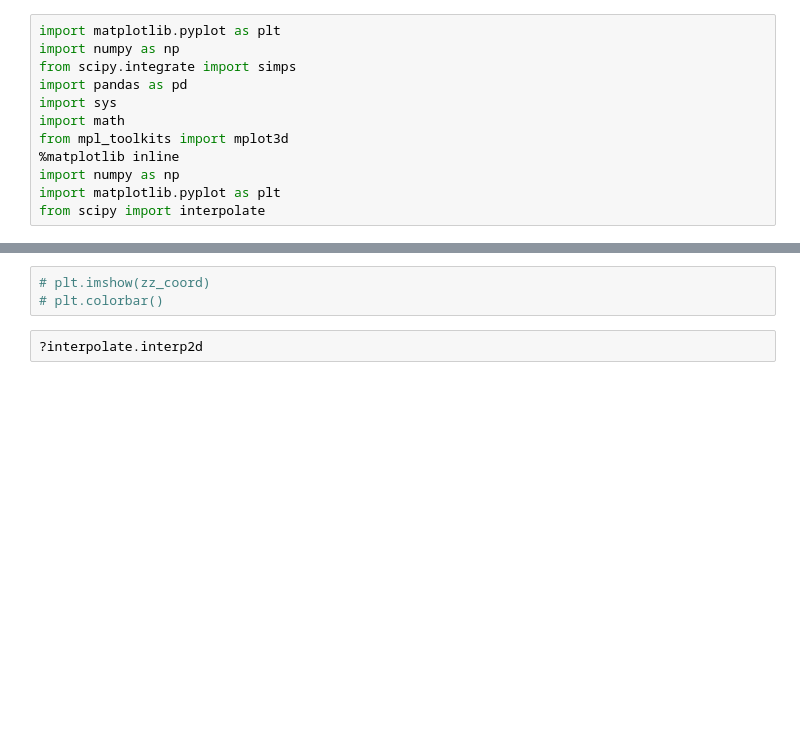
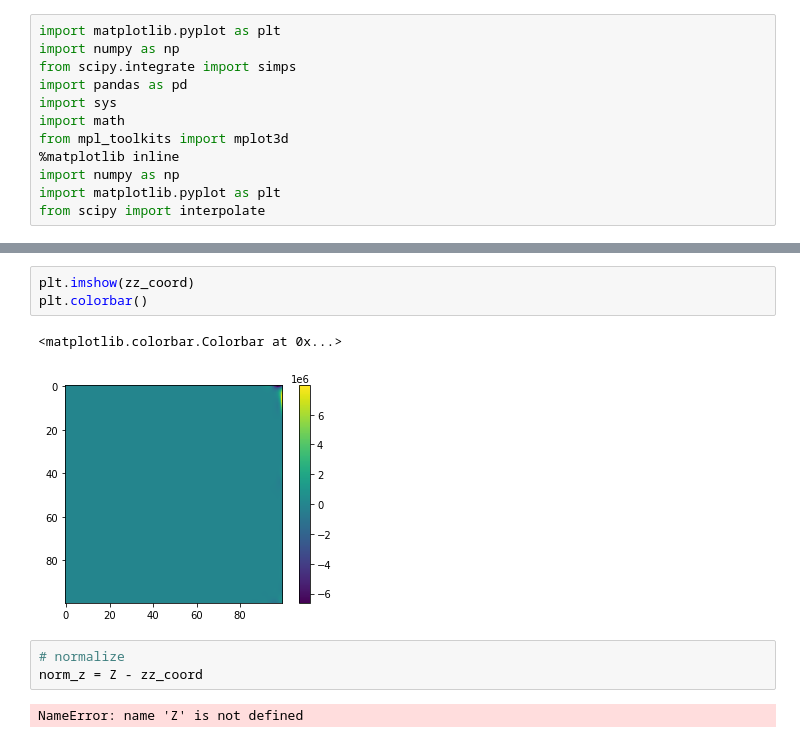
Before and after one commit to ekalinicheva/plot_vegetation_coverage, a Jupyter notebook: notebooks/approximate_DTM_creation.ipynb, the cells around one changed output, grey strips where cells are left out. Drawn from its saved outputs; the diff is of its cells as text; blank space fills up the shorter version.

```diff
--- a/notebooks/approximate_DTM_creation.ipynb
+++ b/notebooks/approximate_DTM_creation.ipynb
@@ -58,5 +66,11 @@ ax.plot_surface(xx, yy, zz_coord);
 # %%
-# plt.imshow(zz_coord)
-# plt.colorbar()
+plt.imshow(zz_coord)
+plt.colorbar()
+# %% [output]
+<matplotlib.colorbar.Colorbar at 0x...>
+[figure, added]
-# %%
-?interpolate.interp2d
+# %%
+# normalize
+norm_z = Z - zz_coord
+# %% [output]
+NameError: name 'Z' is not defined
```
Also changed, not shown: parts of 5 cells of this notebook, 1 other file.
